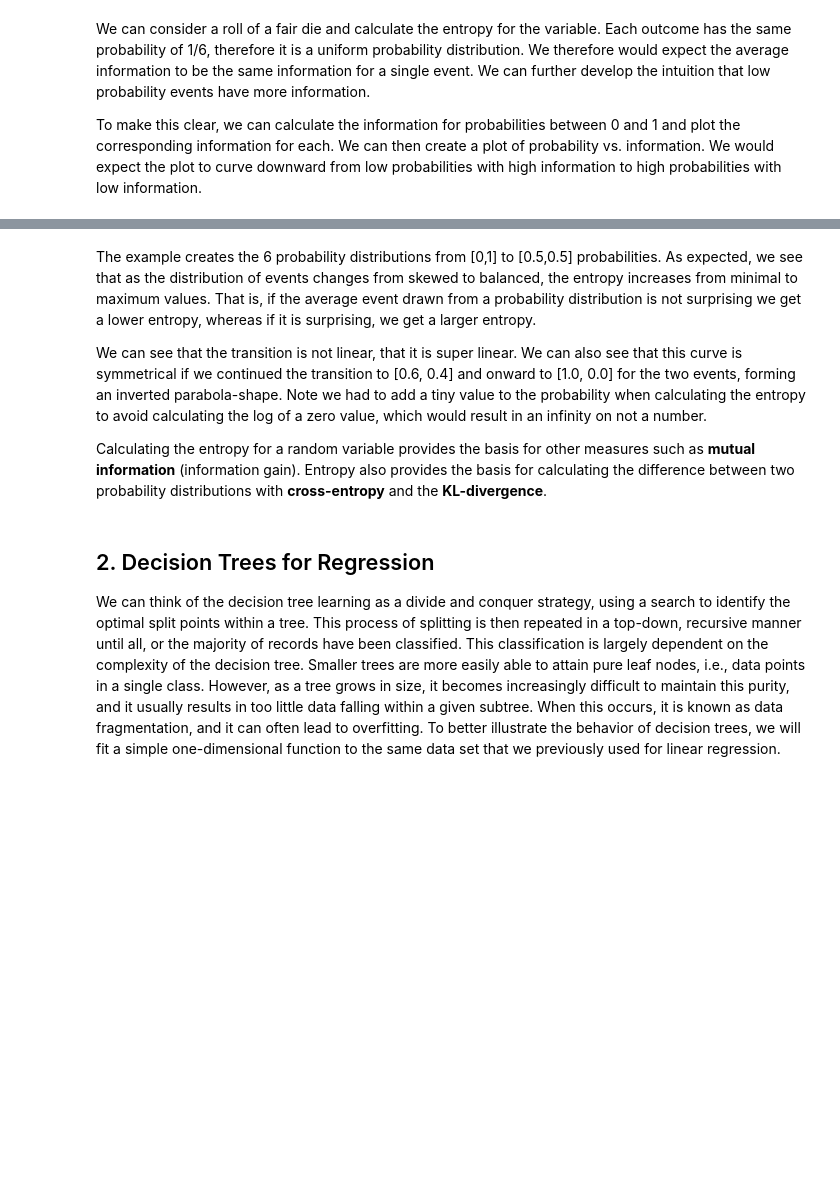
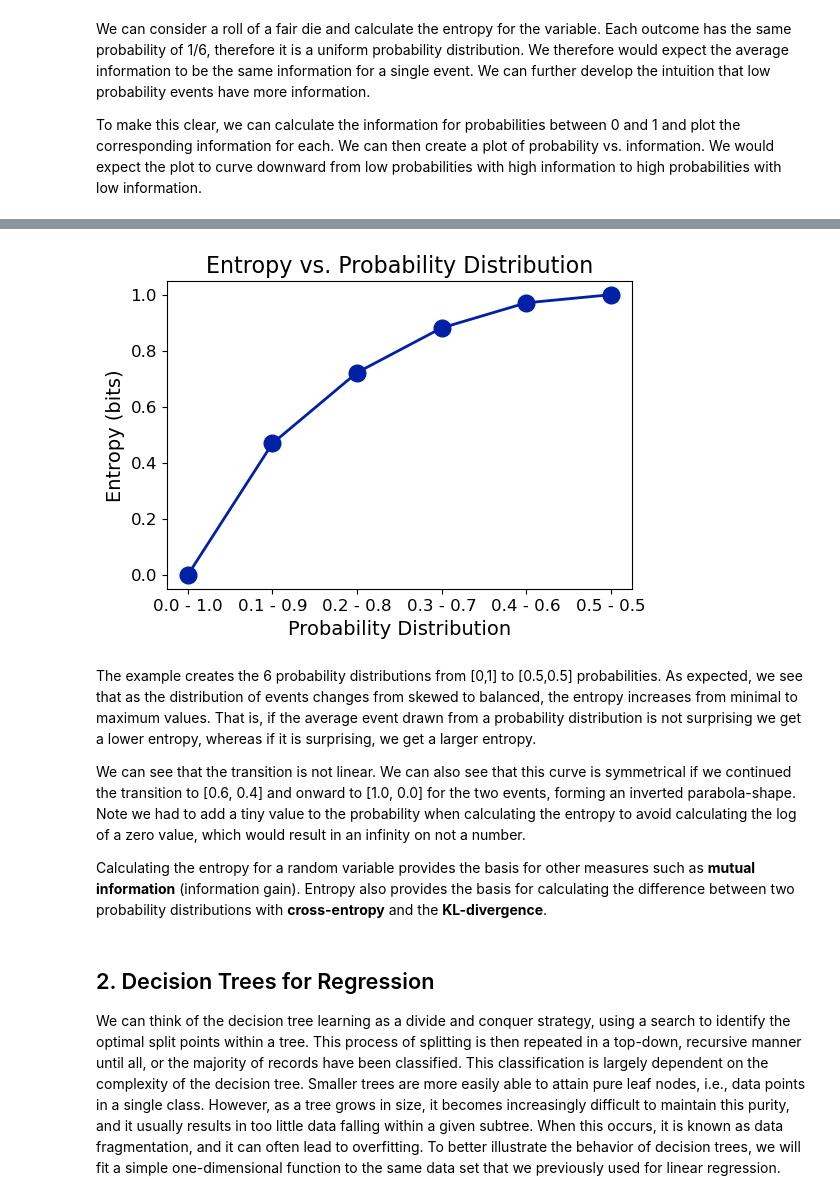
Before and after one commit to rhennig/EMA4935, a Jupyter notebook: Notebooks/10_Decision_trees.ipynb, the cells around one changed output, grey strips where cells are left out. Saved outputs shown, nothing was run; the diff lists cells and outputs as text; code cells hidden in the pictures; blank space fills up the shorter version.

```diff
--- a/Notebooks/10_Decision_trees.ipynb
+++ b/Notebooks/10_Decision_trees.ipynb
@@ -120,32 +127,34 @@ If we transition from skewed to equal probability of events in the distribution
 # %%
 def entropy(events, ets=1e-15):
 	return -np.sum( [p * np.log2(p + ets) for p in events] )
 
 # Define probabilities
 probabilities = np.linspace(0.0, 0.5, num=6)
 
 # Create probability distribution
 distributions = [ [p, 1.0 - p] for p in probabilities ]
 
 # Calculate entropy for each distribution
 entropies = [entropy(d) for d in distributions]
 
-plt.figure( figsize=(8, 8) )
+plt.figure( figsize=(6, 4) )
 
 plt.plot(probabilities, entropies, marker='o', c=blue, ms=12, ls='-', lw=2)
 
-plt.title('Entropy vs. Probability Distribution', fontsize=20)
+plt.title('Entropy vs. Probability Distribution', fontsize=16)
 
 plt.xticks(probabilities, [f'{d[0]:.1f} - {d[1]:.1f}' for d in distributions])
 
-plt.xlabel('Probability Distribution', fontsize=18)
-plt.ylabel('Entropy (bits)', fontsize=18)
+plt.xlabel('Probability Distribution', fontsize=14)
+plt.ylabel('Entropy (bits)', fontsize=14)
 
 plt.show()
+# %% [output]
+[figure, added]
 # %% [markdown]
 The example creates the 6 probability distributions from [0,1] to [0.5,0.5] probabilities. As expected, we see that as the distribution of events changes from skewed to balanced, the entropy increases from minimal to maximum values. That is, if the average event drawn from a probability distribution is not surprising we get a lower entropy, whereas if it is surprising, we get a larger entropy.
 
-We can see that the transition is not linear, that it is super linear. We can also see that this curve is symmetrical if we continued the transition to [0.6, 0.4] and onward to [1.0, 0.0] for the two events, forming an inverted parabola-shape. Note we had to add a tiny value to the probability when calculating the entropy to avoid calculating the log of a zero value, which would result in an infinity on not a number.
+We can see that the transition is not linear. We can also see that this curve is symmetrical if we continued the transition to [0.6, 0.4] and onward to [1.0, 0.0] for the two events, forming an inverted parabola-shape. Note we had to add a tiny value to the probability when calculating the entropy to avoid calculating the log of a zero value, which would result in an infinity on not a number.
 
 Calculating the entropy for a random variable provides the basis for other measures such as **mutual information** (information gain). Entropy also provides the basis for calculating the difference between two probability distributions with **cross-entropy** and the **KL-divergence**.
 # %% [markdown]
```
Also changed, not shown: parts of 18 cells of this notebook.
